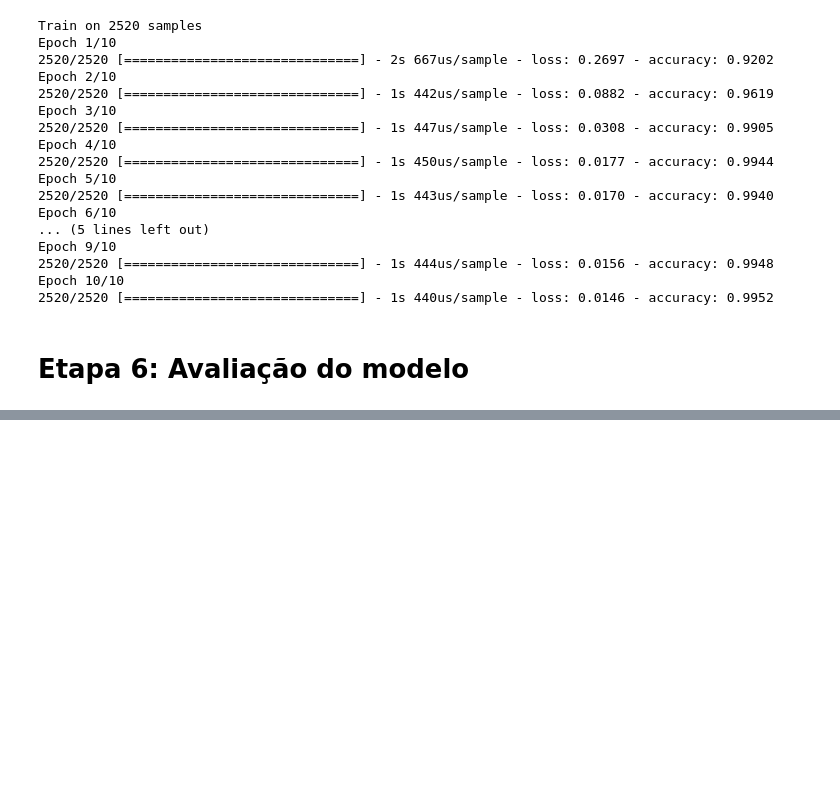
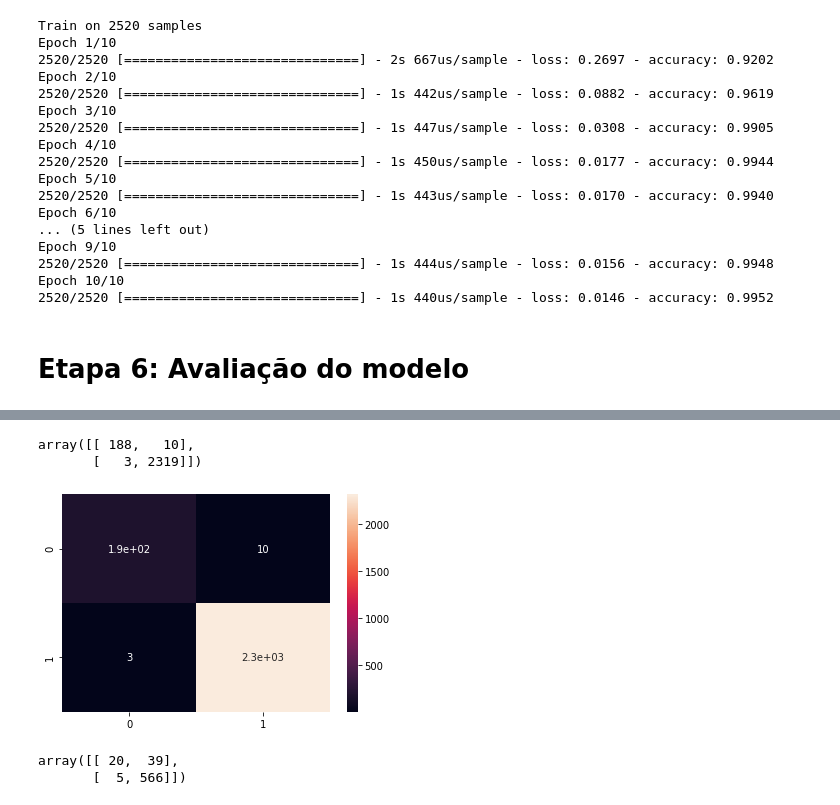
Before and after one commit to marcelounb/DeepLearning, a Jupyter notebook: Projeto5_texto_analise_sentimentos.ipynb, the cells around one changed output, grey strips where cells are left out. Drawn from its saved outputs; the diff is of its cells as text; code cells hidden in the pictures; blank space fills up the shorter version.

```diff
--- a/Projeto5_texto_analise_sentimentos.ipynb
+++ b/Projeto5_texto_analise_sentimentos.ipynb
@@ -344,0 +347,3 @@ Epoch 10/10
+# %%
+y_pred_train = classifier.predict(X_train)  # Trabalhando com a base de dados de treinamento
+y_pred_train
@@ -344,0 +358,3 @@ Epoch 10/10
+# %%
+y_pred_train = (y_pred_train > 0.5)  # definindo que tudo acima de 0.5 previsto vire True - Threshold
+y_pred_train
@@ -344,0 +369,18 @@ Epoch 10/10
+# %%
+cm = confusion_matrix(y_train, y_pred_train)  # Matriz de confusao - Falsos positivos, e negativos para analise
+cm
+# %% [output]
+array([[ 188,   10],
+       [   3, 2319]])
+# %%
+sns.heatmap(cm, annot=True);
+# %% [output]
+[figure, added]
+# %%
+y_pred_test = classifier.predict(X_test)
+y_pred_test = (y_pred_test > 0.5)
+cm = confusion_matrix(y_test, y_pred_test)
+cm
+# %% [output]
+array([[ 20,  39],
+       [  5, 566]])
```
Also changed, not shown: parts of 7 cells of this notebook.
